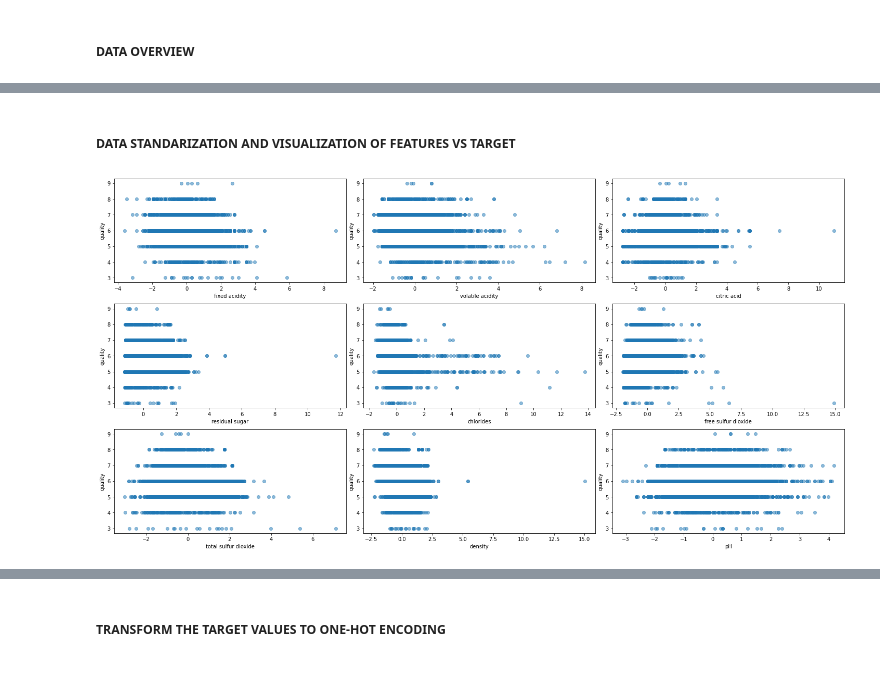
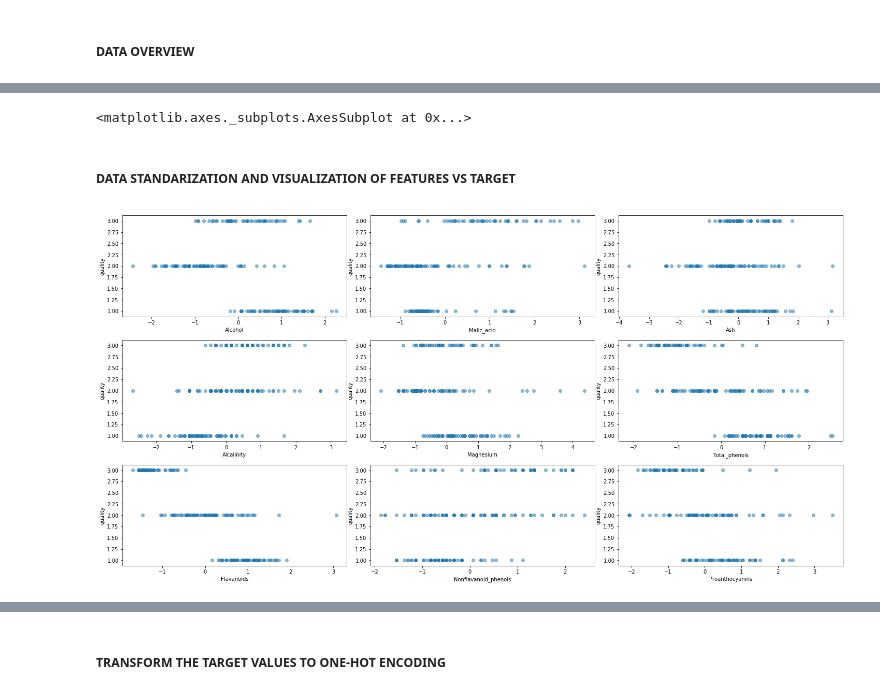
Before and after one commit to igerardoh/wine-quality-classification, a Jupyter notebook: python/03-data-analysis/mlp-Tensorflow-1.x/mlp-wine-quality-classification-tensorflow-1.x.ipynb, the cells around one changed output, grey strips where cells are left out. Cells and saved outputs as stored; diff of their text form; code cells hidden in the pictures.

```diff
--- a/python/03-data-analysis/mlp-Tensorflow-1.x/mlp-wine-quality-classification-tensorflow-1.x.ipynb
+++ b/python/03-data-analysis/mlp-Tensorflow-1.x/mlp-wine-quality-classification-tensorflow-1.x.ipynb
@@ -6,6 +6,16 @@
 import pandas as pd
 import numpy as np
 
-X = pd.read_csv('winequality-white.csv', sep=';')
+target = 'quality'
+
+features = ['Alcohol','Malic_acid','Ash','Alcalinity',
+          'Magnesium','Total_phenols','Flavanoids',
+          'Nonflavanoid_phenols','Proanthocyanins',
+          'Color_intensity','Hue','OD280_OD315',
+          'Proline']
+
+columns = [target] + features
+
+X = pd.read_csv('../../../data/wine.data', names=columns, sep=',', header=None)
 X.head()
 # %% [output]
@@ -43,3 +42,9 @@ plt.show(relationship)
+# %%
+import seaborn as sns
+
+sns.barplot(X.iloc[:,0].unique(),X.iloc[:,0].value_counts())
+# %% [output]
+<matplotlib.axes._subplots.AxesSubplot at 0x...>
 # %% [markdown]
 ##### DATA STANDARIZATION AND VISUALIZATION OF FEATURES VS TARGET
 # %%
@@ -49,33 +54,33 @@ import matplotlib.pyplot as plt
 from sklearn.preprocessing import MinMaxScaler
 from sklearn.preprocessing import StandardScaler
 
 # separate feature and target values
-Y = X['quality'].copy()
-X = X.drop(columns=['quality'])
+Y = X.iloc[:,0].copy()
+X = X.iloc[:,1:]
 
 
 # apply standarization to the feature values
 scaler = StandardScaler()
 scaler = scaler.fit(X)
 X[:] = scaler.transform(X)
 
 '''
 m_scaler = MinMaxScaler(feature_range=(0, ))
 m_scaler = m_scaler.fit(X)
 X[:] = m_scaler.transform(X)
 '''
 
 # plot with various axes scales
 rows = 3 ; cols = 3
 f, ax = plt.subplots(rows, cols, figsize=(20,10))
 
 for _row in range(rows):
     for _col in range(cols):
         col_name = X.columns[(_row*cols) + _col]
         ax[_row, _col].scatter(X[col_name], Y, alpha=0.5)
         ax[_row, _col].set_xlabel(col_name)
         ax[_row, _col].set_ylabel('quality')
 
 plt.tight_layout(pad=0.4, w_pad=0.5, h_pad=1.0);
 # %% [output]
-[figure, old version]
+[figure, new version]
```
Also changed, not shown: parts of 20 cells of this notebook.
